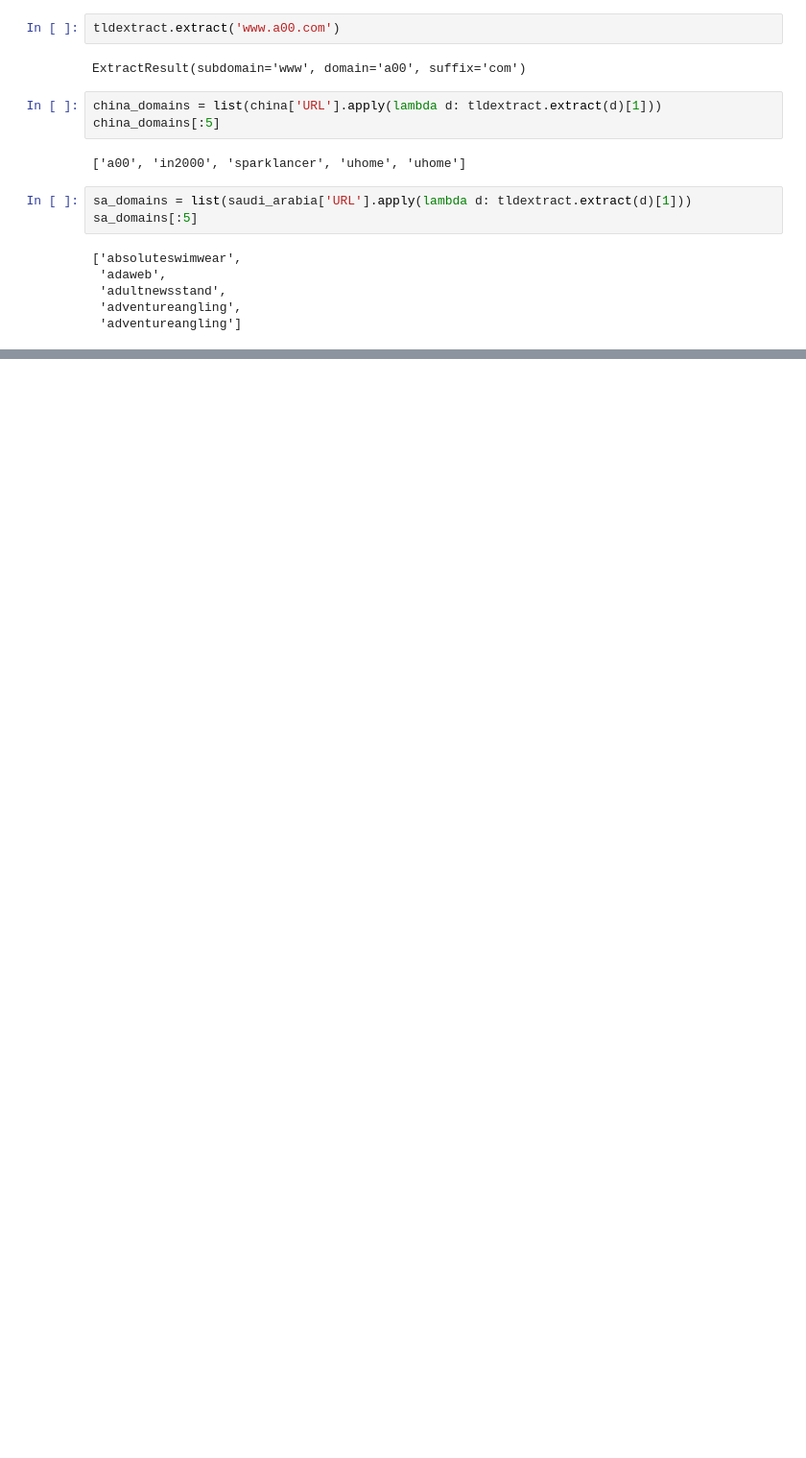
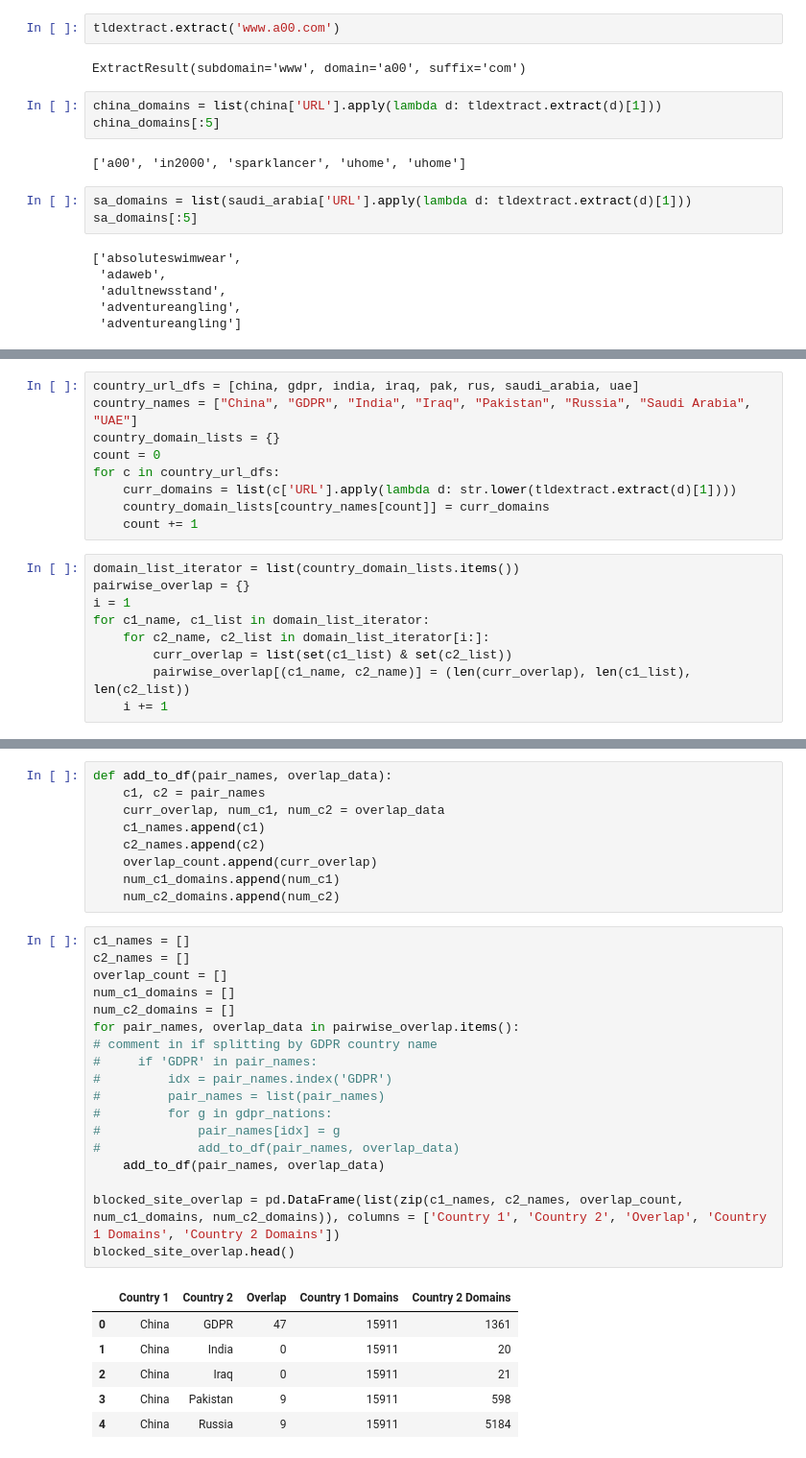
Before and after one commit to lilybhattacharjee5/polisci-vis, a Jupyter notebook: notebooks/preliminary-blocked-site-overlap.ipynb, the cells around one changed output, grey strips where cells are left out. Shown: that part at 96% size. Cells and saved outputs as stored; diff of their text form; blank space fills up the shorter version.

```diff
--- a/notebooks/preliminary-blocked-site-overlap.ipynb
+++ b/notebooks/preliminary-blocked-site-overlap.ipynb
@@ -68,0 +172,18 @@ print(block_china_sa[:5], len(block_china_sa))
+# %%
+country_url_dfs = [china, gdpr, india, iraq, pak, rus, saudi_arabia, uae]
+country_names = ["China", "GDPR", "India", "Iraq", "Pakistan", "Russia", "Saudi Arabia", "UAE"]
+country_domain_lists = {}
+count = 0
+for c in country_url_dfs:
+    curr_domains = list(c['URL'].apply(lambda d: str.lower(tldextract.extract(d)[1])))
+    country_domain_lists[country_names[count]] = curr_domains
+    count += 1
+# %%
+domain_list_iterator = list(country_domain_lists.items())
+pairwise_overlap = {}
+i = 1
+for c1_name, c1_list in domain_list_iterator:
+    for c2_name, c2_list in domain_list_iterator[i:]:
+        curr_overlap = list(set(c1_list) & set(c2_list))
+        pairwise_overlap[(c1_name, c2_name)] = (len(curr_overlap), len(c1_list), len(c2_list))
+    i += 1
@@ -68,0 +210,34 @@ print(block_china_sa[:5], len(block_china_sa))
+# %%
+def add_to_df(pair_names, overlap_data):
+    c1, c2 = pair_names
+    curr_overlap, num_c1, num_c2 = overlap_data
+    c1_names.append(c1)
+    c2_names.append(c2)
+    overlap_count.append(curr_overlap)
+    num_c1_domains.append(num_c1)
+    num_c2_domains.append(num_c2)
+# %%
+c1_names = []
+c2_names = []
+overlap_count = []
+num_c1_domains = []
+num_c2_domains = []
+for pair_names, overlap_data in pairwise_overlap.items():
+# comment in if splitting by GDPR country name
+#     if 'GDPR' in pair_names:
+#         idx = pair_names.index('GDPR')
+#         pair_names = list(pair_names)
+#         for g in gdpr_nations:
+#             pair_names[idx] = g
+#             add_to_df(pair_names, overlap_data)
+    add_to_df(pair_names, overlap_data)
+
+blocked_site_overlap = pd.DataFrame(list(zip(c1_names, c2_names, overlap_count, num_c1_domains, num_c2_domains)), columns = ['Country 1', 'Country 2', 'Overlap', 'Country 1 Domains', 'Country 2 Domains'])
+blocked_site_overlap.head()
+# %% [output]
+|  | Country 1 | Country 2 | Overlap | Country 1 Domains | Country 2 Domains |
+| 0 | China | GDPR | 47 | 15911 | 1361 |
+| 1 | China | India | 0 | 15911 | 20 |
+| 2 | China | Iraq | 0 | 15911 | 21 |
+| 3 | China | Pakistan | 9 | 15911 | 598 |
+| 4 | China | Russia | 9 | 15911 | 5184 |
```
Also changed, not shown: parts of 16 cells of this notebook, 2 other files.
